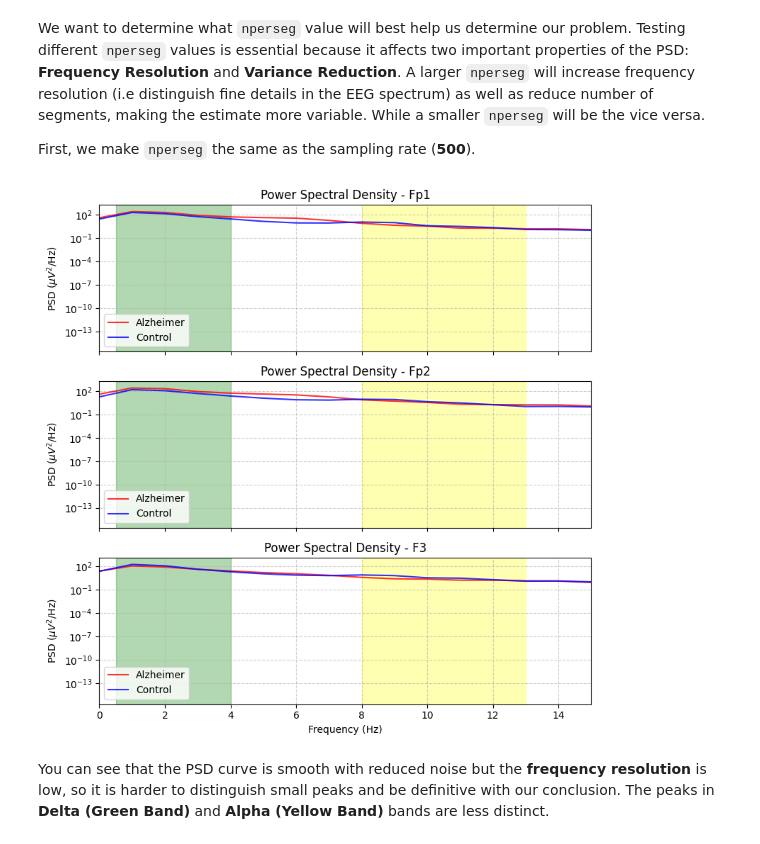
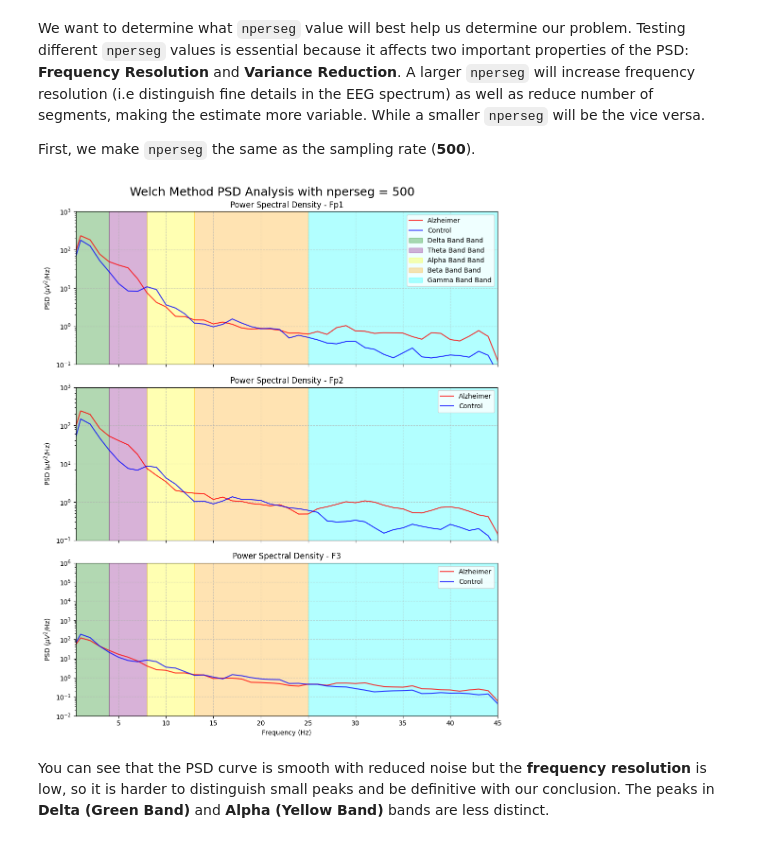
Before and after one commit to Aaron3963/COGS118C_Project, a Jupyter notebook: project.ipynb, the cells around one changed output. Drawn from its saved outputs; the diff is of its cells as text; code cells hidden in the pictures.

Commit message:
Cleaned notebook and fixed graph lims

```diff
--- a/project.ipynb
+++ b/project.ipynb
@@ -260,7 +262,7 @@ To analyze the and compare the EEG signals from Alzheimer's patients and control
 
 We'll first create a function to calculate the PSD and plot the PSD for all 3 EEG channels (`Fp1`, `Fp2`, `F3`).
 # %%
-def compute_and_plot_psd(df_AD, df_control, nperseg=500):
+def plot_psd_Welch(df_AD, df_control, nperseg=500):
     freqs_Fp1_AD, psd_Fp1_AD = welch(df_AD["Fp1"].values, fs=F_s, nperseg=nperseg)
     freqs_Fp1_control, psd_Fp1_control = welch(df_control["Fp1"].values, fs=F_s, nperseg=nperseg)
 
@@ -270,25 +272,14 @@ def compute_and_plot_psd(df_AD, df_control, nperseg=500):
     freqs_F3_AD, psd_F3_AD = welch(df_AD["F3"].values, fs=F_s, nperseg=nperseg)
     freqs_F3_control, psd_F3_control = welch(df_control["F3"].values, fs=F_s, nperseg=nperseg)
 
-    fig, axes = plt.subplots(3, 1, figsize=(8, 8), sharex=True)
+    fig, axes = plt.subplots(3, 1, figsize=(10, 12), sharex=True)
 
-    for i, (freqs_AD, psd_AD, freqs_control, psd_control, title) in enumerate([
-        (freqs_Fp1_AD, psd_Fp1_AD, freqs_Fp1_control, psd_Fp1_control, "Fp1"),
-        (freqs_Fp2_AD, psd_Fp2_AD, freqs_Fp2_control, psd_Fp2_control, "Fp2"),
-        (freqs_F3_AD, psd_F3_AD, freqs_F3_control, psd_F3_control, "F3")
-    ]):
-        axes[i].plot(freqs_AD, psd_AD, label="Alzheimer", color="red", alpha=0.8)
-        axes[i].plot(freqs_control, psd_control, label="Control", color="blue", alpha=0.8)
-        axes[i].set_ylabel(r"PSD ($\mu V^2$/Hz)")
-        axes[i].set_title(f"Power Spectral Density - {title}")
-        axes[i].legend()
-        axes[i].grid(linestyle="--", alpha=0.6)
-        axes[i].set_yscale('log')
-        axes[i].axvspan(0.5, 4, color='green', alpha=0.3, label='Delta Band')
-        axes[i].axvspan(8, 13, color='yellow', alpha=0.3, label='Alpha Band')
+    plot_psd(axes[0], freqs_Fp1_AD, psd_Fp1_AD, freqs_Fp1_control, psd_Fp1_control, (0.5, 45), (1e-1, 1e3), "Fp1")
+    plot_psd(axes[1], freqs_Fp2_AD, psd_Fp2_AD, freqs_Fp2_control, psd_Fp2_control, (0.5, 45), (1e-1, 1e3), "Fp2")
+    plot_psd(axes[2], freqs_F3_AD, psd_F3_AD, freqs_F3_control, psd_F3_control, (0.5, 45), (1e-2, 1e6), "F3")
 
-    plt.xlim(0, 15)
-    plt.xlabel("Frequency (Hz)")
+    axes[2].set_xlabel("Frequency (Hz)")
+    fig.suptitle("Welch Method PSD Analysis with nperseg = "+str(nperseg), fontsize=18)
     plt.tight_layout()
     plt.show()
 # %% [markdown]
@@ -296,9 +287,9 @@ We want to determine what `nperseg` value will best help us determine our proble
 
 First, we make `nperseg` the same as the sampling rate (__500__).
 # %%
-compute_and_plot_psd(df_AD_FIRfiltered, df_control_FIRfiltered, nperseg=500)
+plot_psd_Welch(df_AD_FIRfiltered, df_control_FIRfiltered, nperseg=500)
 # %% [output]
-[figure, old version]
+[figure, new version]
 # %% [markdown]
 You can see that the PSD curve is smooth with reduced noise but the __frequency resolution__ is low, so it is harder to distinguish small peaks and be definitive with our conclusion. The peaks in __Delta (Green Band)__ and __Alpha (Yellow Band)__ bands are less distinct.
 # %% [markdown]
```
Also changed, not shown: parts of 5 cells of this notebook.
